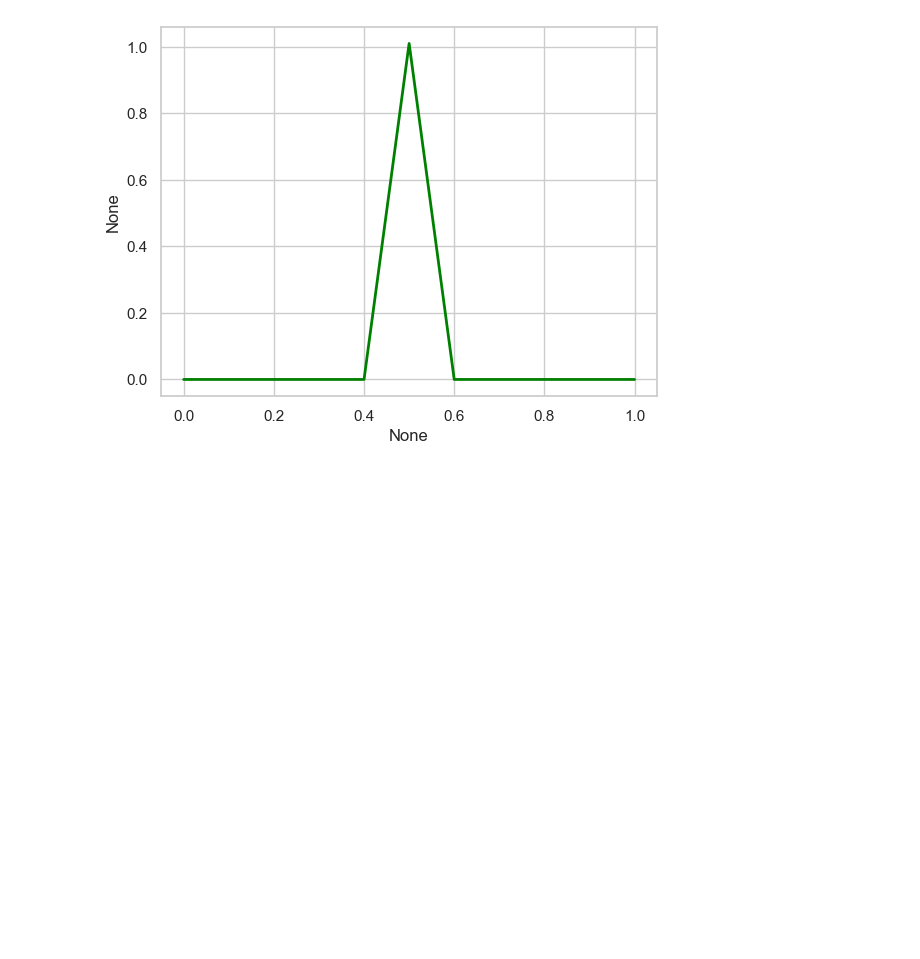
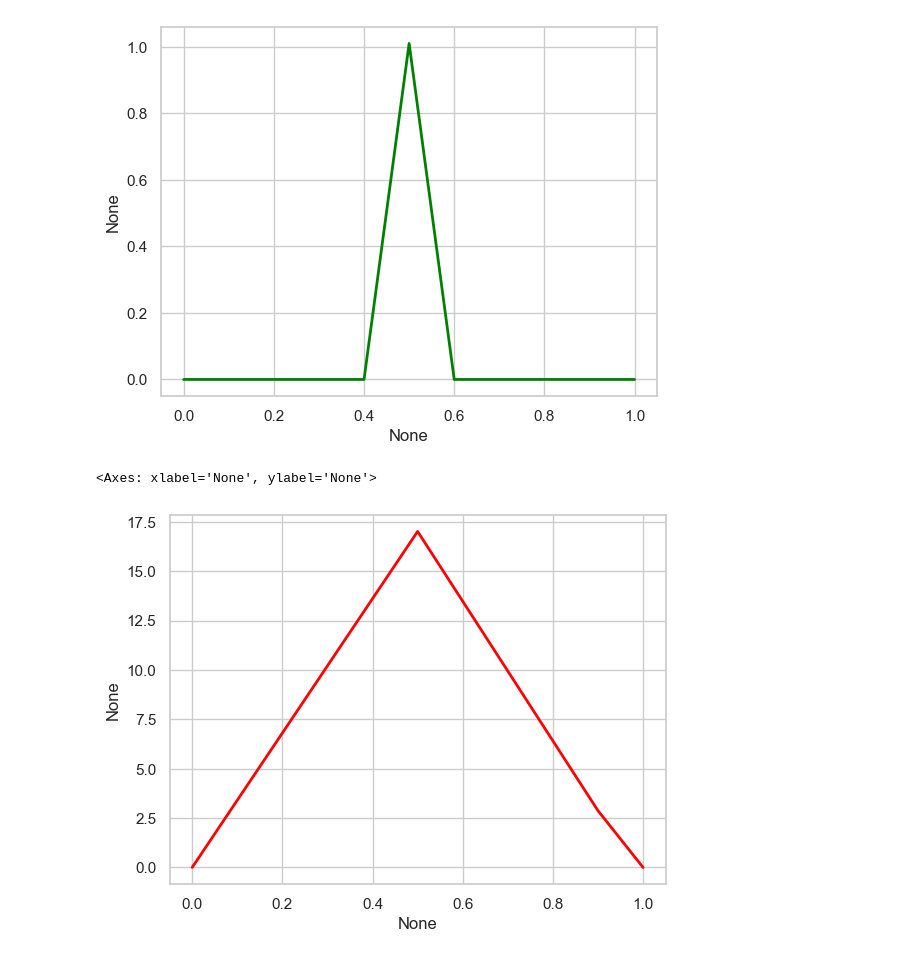
Before and after one commit to kriti-agrawal-52/neural_networks, a Jupyter notebook: perceptron.ipynb, the cells around one changed output. Cells and saved outputs as stored; diff of their text form; code cells hidden in the pictures; blank space fills up the shorter version.

Commit message:
plotting

```diff
--- a/perceptron.ipynb
+++ b/perceptron.ipynb
@@ -66,30 +66,45 @@ sns.lineplot(x = input_doses, y = output_values, color = 'green', linewidth = 2)
 # %%
 class BasicNN_train(nn.Module):
     def __init__(self):
-        super()__init__()
+        super().__init__()
         self.w00 = nn.Parameter(torch.tensor(1.7), requires_grad = False) # first weight 00 is initialised as 1.7 value and we wont be optimising it using gradient descent
         self.b00 = nn.Parameter(torch.tensor(-0.85), requires_grad = False)
         self.w01 = nn.Parameter(torch.tensor(-40.8), requires_grad = False)
         self.w10 = nn.Parameter(torch.tensor(12.6), requires_grad = False)
         self.b10 = nn.Parameter(torch.tensor(0.0), requires_grad = False)
         self.w11 = nn.Parameter(torch.tensor(2.7), requires_grad = False)
 
         self.final_bias = nn.Parameter(torch.tensor(0.0), requires_grad = True)
 
     def forward(self, input): # does a forward pass through the neural network to calclate and return the output value
         # passing the input through the activation function in top layer
         input_to_top_relu = input * self.w00 + self.b00
         top_relu_output = F.relu(input_to_top_relu)
         # transforming the output of the relu function in top layer
         scaled_top_relu_output = top_relu_output * self.w01
 
         # passing the input through the activation function in bottom layer
         input_to_bottom_relu = input * self.w10 + self.b10
         bottom_relu_output = F.relu(input_to_bottom_relu)
         # transforming the output of the relu function in bottom layer
         scaled_bottom_relu_output = bottom_relu_output * self.w11
 
         input_to_final_relu = scaled_top_relu_output + scaled_bottom_relu_output + self.final_bias
         output = F.relu(input_to_final_relu)
 
         return output
+
+# we can see that the new model with non-optimised final_bias does not fit the input data well by plotting a graph
+
+model = BasicNN_train()
+input_doses = torch.linspace(start=0, end=1, steps=11)
+output_doses = model(input_doses)
+
+# plotting graph
+sns.set(style = 'whitegrid')
+sns.lineplot(x = input_doses, y = output_doses.detach(), color = 'red', linewidth = 2)
+# because final_bias now has a gradient, we can detach() on the output values to create a new tensor that only has the output values
+# basically seaborn does not know what to do with the gradient, so we strip it off using detach()
+# %% [output]
+<Axes: xlabel='None', ylabel='None'>
+[figure, added]
```
